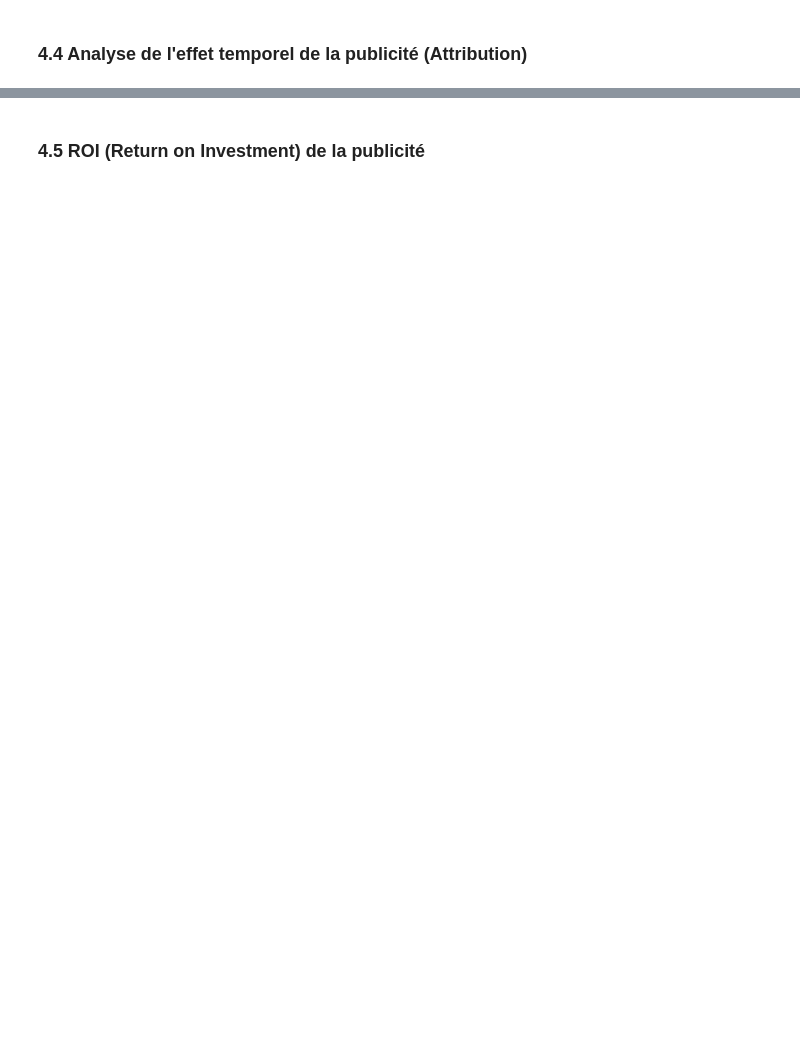
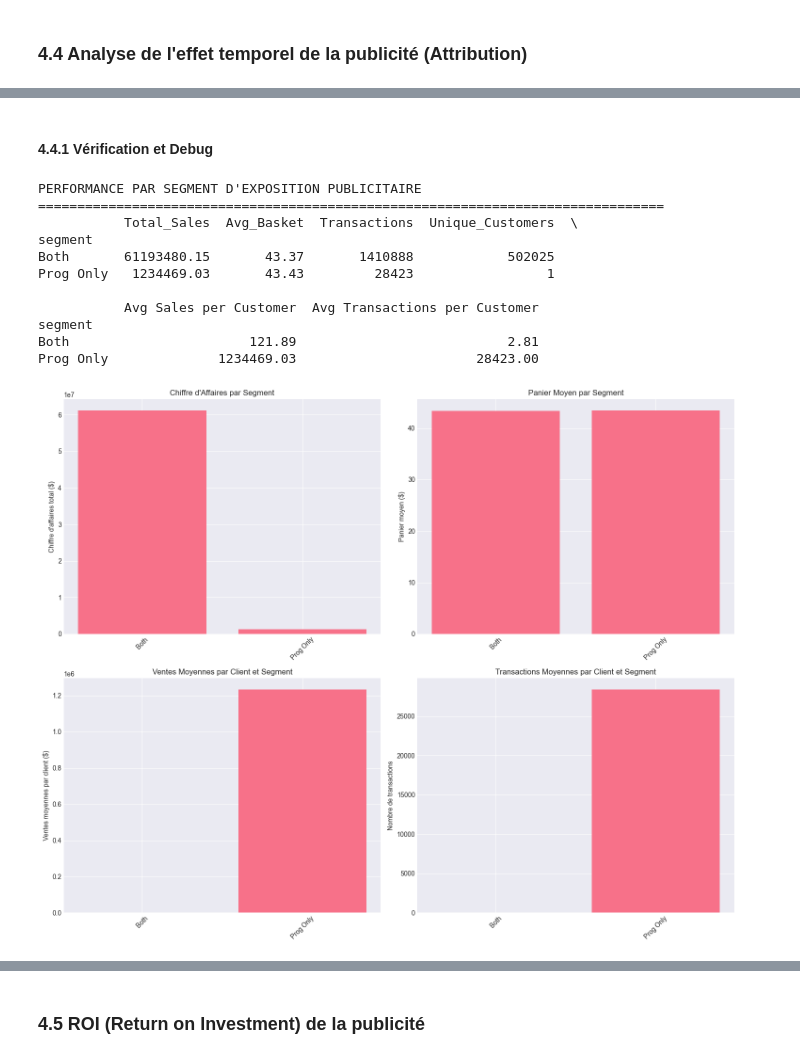
Before and after one commit to NathanDuboisset/data_challenge_mie, a Jupyter notebook: data_analysis.ipynb, the cells around one changed output, grey strips where cells are left out. Drawn from its saved outputs; the diff is of its cells as text; code cells hidden in the pictures; blank space fills up the shorter version.

```diff
--- a/data_analysis.ipynb
+++ b/data_analysis.ipynb
@@ -1070,0 +1061,2 @@ plt.show()
+# %% [markdown]
+#### 4.4.1 Vérification et Debug
@@ -1070,0 +1070,76 @@ plt.show()
+# %%
+# --- Création des segments (exclusive, correct) ---
+tv = df_purchases["customer_id"].isin(buyers_with_tv)
+pg = df_purchases["customer_id"].isin(buyers_with_prog)
+
+df_purchases = df_purchases.copy()
+df_purchases["segment"] = np.select(
+    [tv & pg, tv & ~pg, ~tv & pg],
+    ["Both", "TV Only", "Prog Only"],
+    default="No Ad"
+)
+
+# --- Performance par segment ---
+segment_performance = (
+    df_purchases.groupby("segment")
+    .agg(
+        Total_Sales=("sales", "sum"),
+        Avg_Basket=("sales", "mean"),          # moyenne par transaction
+        Transactions=("sales", "size"),
+        Unique_Customers=("customer_id", "nunique"),
+    )
+    .round(2)
+)
+
+segment_performance["Avg Sales per Customer"] = (
+    segment_performance["Total_Sales"] / segment_performance["Unique_Customers"]
+).round(2)
+
+segment_performance["Avg Transactions per Customer"] = (
+    segment_performance["Transactions"] / segment_performance["Unique_Customers"]
+).round(2)
+
+segment_performance = segment_performance.sort_values("Total_Sales", ascending=False)
+
+print("\nPERFORMANCE PAR SEGMENT D'EXPOSITION PUBLICITAIRE")
+print("=" * 80)
+print(segment_performance)
+
+# --- Visualisation ---
+fig, axes = plt.subplots(2, 2, figsize=(15, 12))
+
+axes[0, 0].bar(segment_performance.index, segment_performance["Total_Sales"])
+axes[0, 0].set_ylabel("Chiffre d'affaires total ($)")
+axes[0, 0].set_title("Chiffre d'Affaires par Segment")
+axes[0, 0].tick_params(axis="x", rotation=45)
+
+axes[0, 1].bar(segment_performance.index, segment_performance["Avg_Basket"])
+axes[0, 1].set_ylabel("Panier moyen ($)")
+axes[0, 1].set_title("Panier Moyen par Segment")
+axes[0, 1].tick_params(axis="x", rotation=45)
+
+axes[1, 0].bar(segment_performance.index, segment_performance["Avg Sales per Customer"])
+axes[1, 0].set_ylabel("Ventes moyennes par client ($)")
+axes[1, 0].set_title("Ventes Moyennes par Client et Segment")
+axes[1, 0].tick_params(axis="x", rotation=45)
+
+axes[1, 1].bar(segment_performance.index, segment_performance["Avg Transactions per Customer"])
+axes[1, 1].set_ylabel("Nombre de transactions")
+axes[1, 1].set_title("Transactions Moyennes par Client et Segment")
+axes[1, 1].tick_params(axis="x", rotation=45)
+
+plt.tight_layout()
+plt.show()
+# %% [output]
+PERFORMANCE PAR SEGMENT D'EXPOSITION PUBLICITAIRE
+================================================================================
+           Total_Sales  Avg_Basket  Transactions  Unique_Customers  \
+segment
+Both       61193480.15       43.37       1410888            502025
+Prog Only   1234469.03       43.43         28423                 1
+
+           Avg Sales per Customer  Avg Transactions per Customer
+segment
+Both                       121.89                           2.81
+Prog Only              1234469.03                       28423.00
+[figure, added]
```
Also changed, not shown: parts of 48 cells of this notebook, 2 other files.
